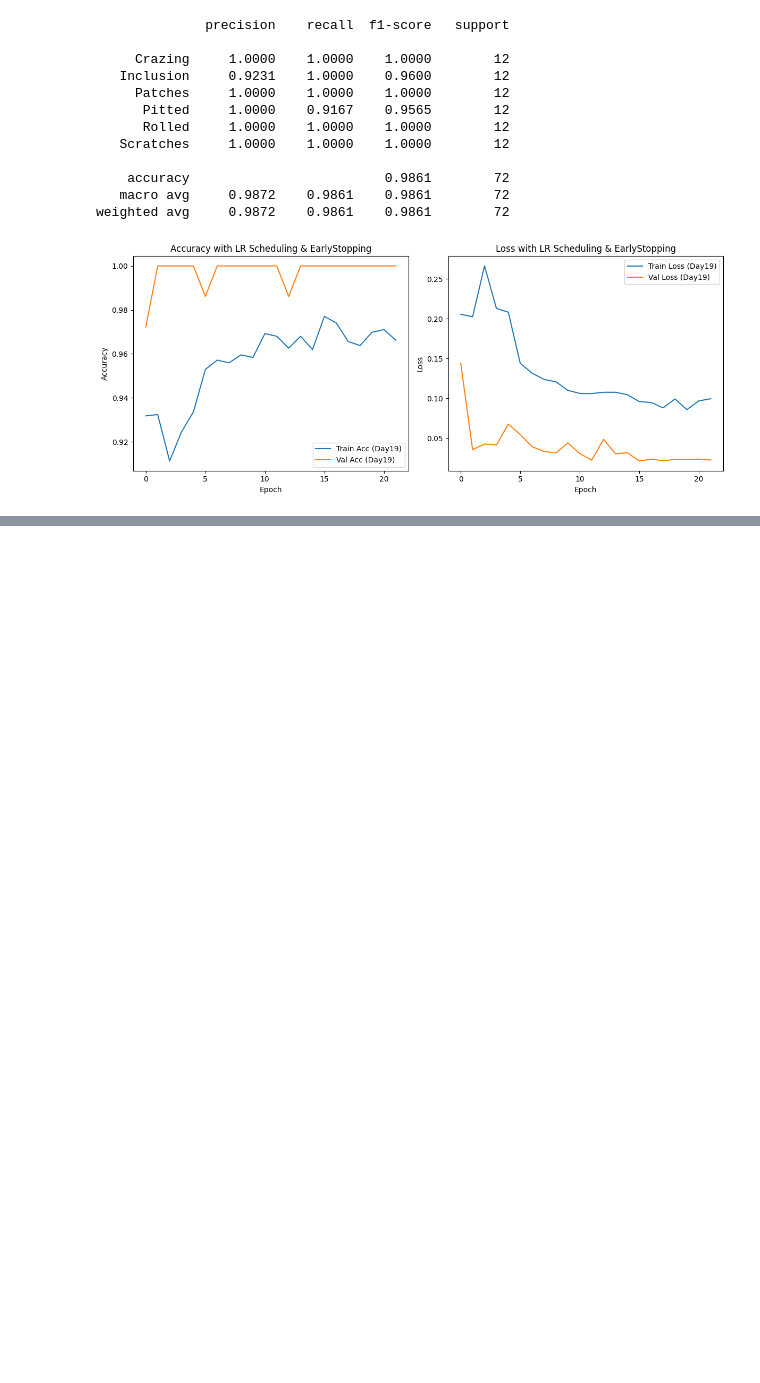
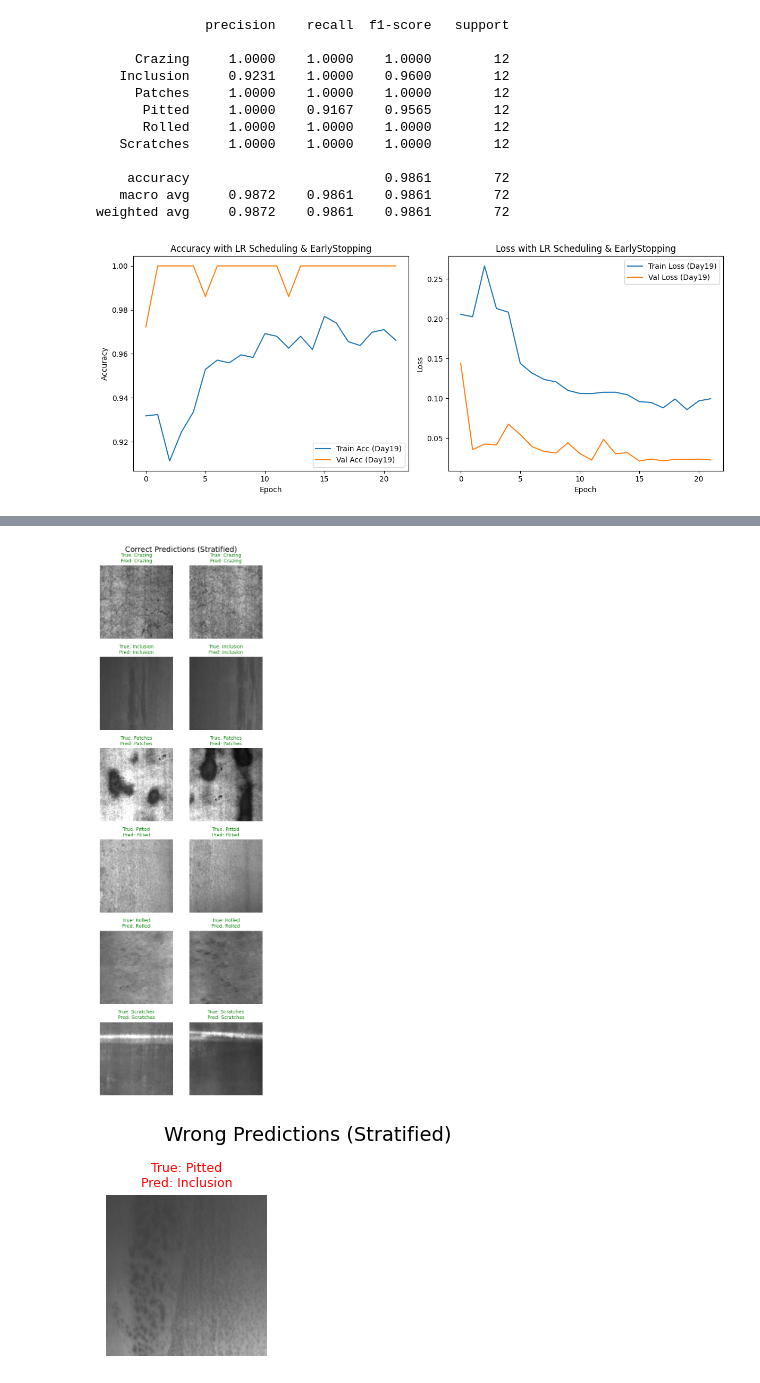
Before and after one commit to bulentkipcak/computer-vision-internship-2025, a Jupyter notebook: notebooks/neu_defect_classification.ipynb, the cells around one changed output, grey strips where cells are left out. Saved outputs shown, nothing was run; the diff lists cells and outputs as text; code cells hidden in the pictures; blank space fills up the shorter version.

```diff
--- a/notebooks/neu_defect_classification.ipynb
+++ b/notebooks/neu_defect_classification.ipynb
@@ -264,7 +264,7 @@ model.compile(
     metrics=['accuracy']
 )
 
-history = model.fit(
+history18 = model.fit(
     train_gen,
     validation_data=val_gen,
     epochs=20
@@ -426,0 +456,68 @@ plt.tight_layout(); plt.show()
+# %%
+import numpy as np
+import matplotlib.pyplot as plt
+from tensorflow.keras.utils import load_img, img_to_array
+
+
+def load_display_image(gen, sample_index):
+    p = gen.filepaths[sample_index]
+    img = load_img(p, target_size=gen.target_size, color_mode='rgb')
+    x = img_to_array(img) / 255.0
+    return x
+
+n_classes = len(class_names)
+true_idx_by_class   = {c: np.where(y_true == c)[0] for c in range(n_classes)}
+correct_idx_by_class = {c: np.where((y_true == c) & (y_pred == c))[0] for c in range(n_classes)}
+wrong_idx_by_class   = {c: np.where((y_true == c) & (y_pred != c))[0] for c in range(n_classes)}
+
+n_per_class_correct = 2
+n_per_class_wrong   = 2
+
+def stratified_pick(idx_dict, n_per_class):
+    picks = []
+    for c in range(n_classes):
+        idxs = idx_dict[c]
+        if len(idxs) == 0:
+            continue
+        take = min(n_per_class, len(idxs))
+        chosen = np.random.choice(idxs, size=take, replace=False)
+        picks.extend(chosen.tolist())
+    return picks
+
+correct_picks = stratified_pick(correct_idx_by_class, n_per_class_correct)
+wrong_picks   = stratified_pick(wrong_idx_by_class,   n_per_class_wrong)
+
+if len(wrong_picks) < n_classes:
+    global_wrong = np.where(y_true != y_pred)[0]
+    need = n_classes - len(wrong_picks)
+    if len(global_wrong) > 0 and need > 0:
+        extras = [i for i in global_wrong if i not in wrong_picks]
+        if len(extras) > 0:
+            add = min(need, len(extras))
+            wrong_picks.extend(np.random.choice(extras, size=add, replace=False).tolist())
+
+def plot_indices(indices, title, color):
+    if len(indices) == 0:
+        print(f"No samples to show for: {title}")
+        return
+    max_show = min(len(indices), 12)
+    cols = 2
+    rows = int(np.ceil(max_show / cols))
+    plt.figure(figsize=(2.5*cols, 2.5*rows))
+    for k, sample_index in enumerate(indices[:max_show]):
+        img = load_display_image(test_gen, sample_index)
+        plt.subplot(rows, cols, k+1)
+        plt.imshow(img)
+        t = class_names[int(y_true[sample_index])]
+        p = class_names[int(y_pred[sample_index])]
+        plt.title(f"True: {t}\nPred: {p}", color=color, fontsize=9)
+        plt.axis("off")
+    plt.suptitle(title, fontsize=14)
+    plt.tight_layout()
+    plt.show()
+
+plot_indices(correct_picks, "Correct Predictions (Stratified)", "green")
+plot_indices(wrong_picks,   "Wrong Predictions (Stratified)",   "red")
+# %% [output]
+[figure, added]
+[figure, added]
```
Also changed, not shown: parts of 3 cells of this notebook, 2 other files.
